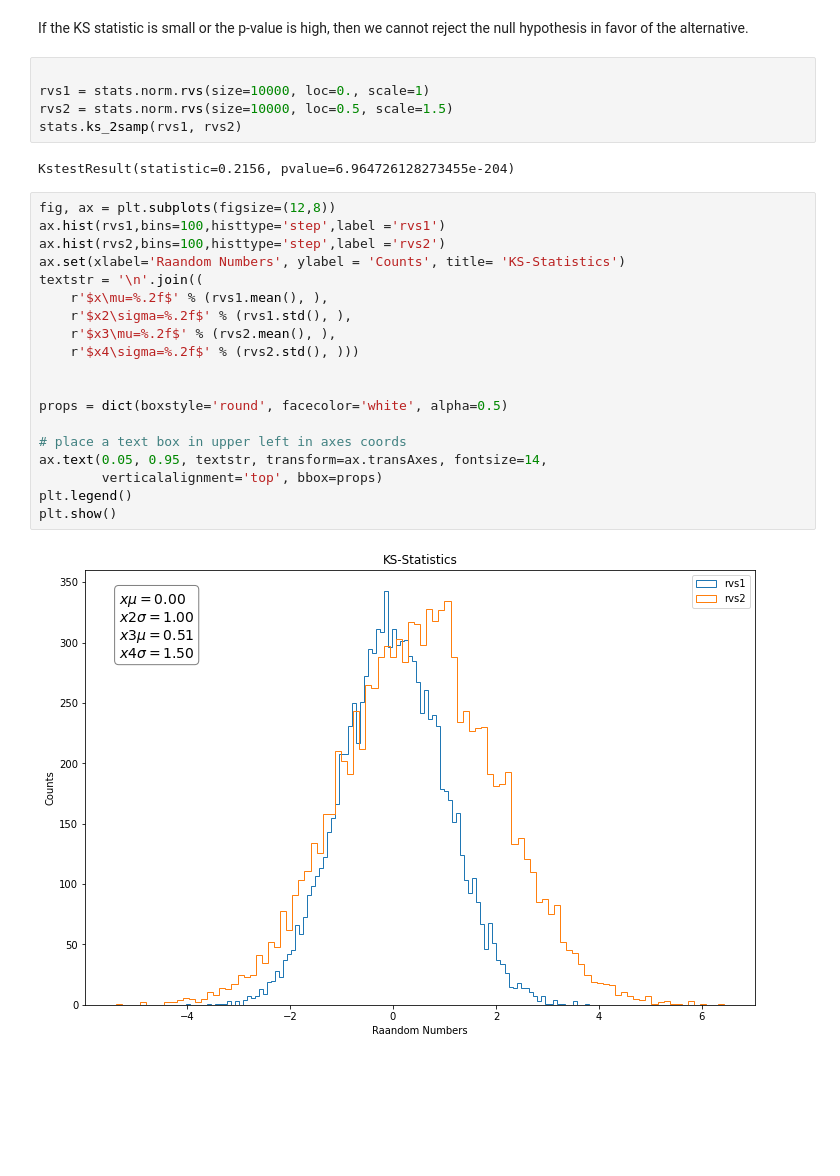
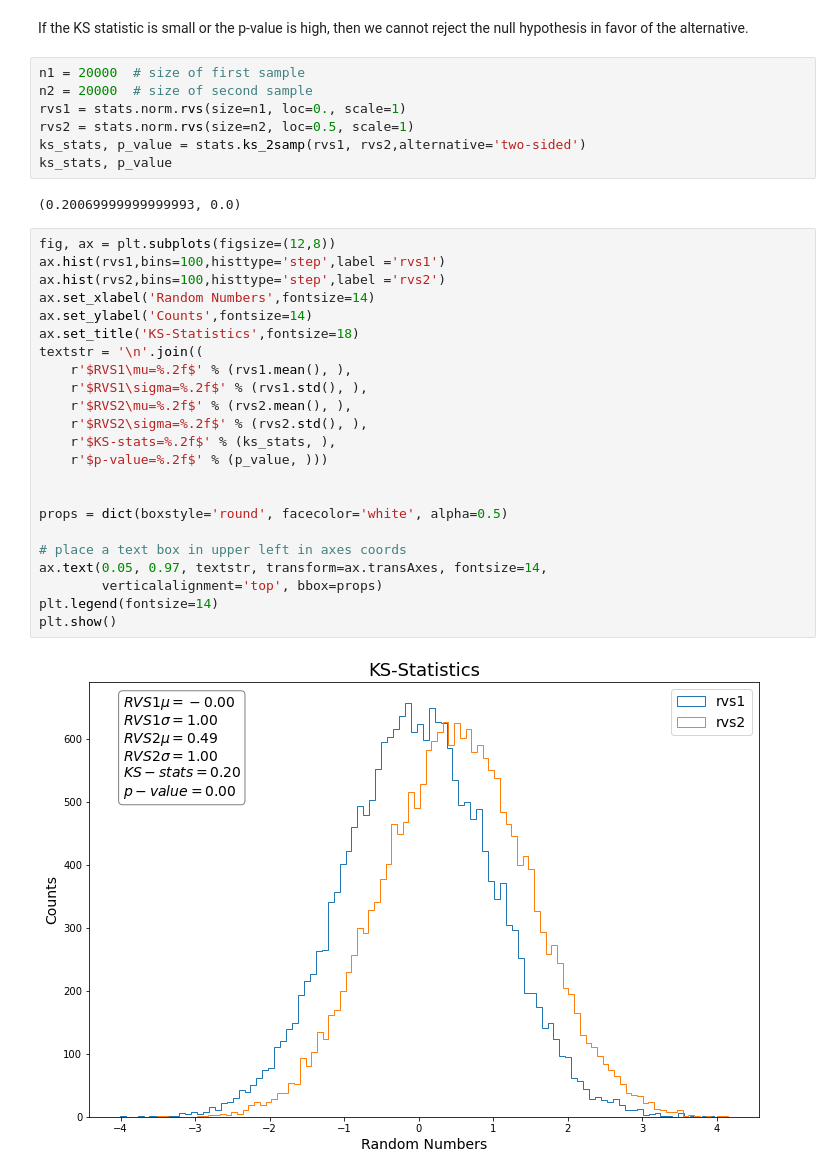
Before and after one commit to almazav/AppStats, a Jupyter notebook: Hypotesis Testing .ipynb, the cells around one changed output. Drawn from its saved outputs; the diff is of its cells as text; blank space fills up the shorter version.

```diff
--- a/Hypotesis Testing .ipynb
+++ b/Hypotesis Testing .ipynb
@@ -75,30 +76,36 @@ greater: The null hypothesis is that F(x) <= G(x) for all x; the alternative is
 # %% [markdown]
 If the KS statistic is small or the p-value is high, then we cannot reject the null hypothesis in favor of the alternative.
 # %%
-
-rvs1 = stats.norm.rvs(size=10000, loc=0., scale=1)
-rvs2 = stats.norm.rvs(size=10000, loc=0.5, scale=1.5)
-stats.ks_2samp(rvs1, rvs2)
+n1 = 20000  # size of first sample
+n2 = 20000  # size of second sample
+rvs1 = stats.norm.rvs(size=n1, loc=0., scale=1)
+rvs2 = stats.norm.rvs(size=n2, loc=0.5, scale=1)
+ks_stats, p_value = stats.ks_2samp(rvs1, rvs2,alternative='two-sided')
+ks_stats, p_value
 # %% [output]
-KstestResult(statistic=0.2156, pvalue=6.964726128273455e-204)
+(0.20069999999999993, 0.0)
 # %%
 fig, ax = plt.subplots(figsize=(12,8))
 ax.hist(rvs1,bins=100,histtype='step',label ='rvs1')
 ax.hist(rvs2,bins=100,histtype='step',label ='rvs2')
-ax.set(xlabel='Raandom Numbers', ylabel = 'Counts', title= 'KS-Statistics')
+ax.set_xlabel('Random Numbers',fontsize=14)
+ax.set_ylabel('Counts',fontsize=14)
+ax.set_title('KS-Statistics',fontsize=18)
 textstr = '\n'.join((
-    r'$x\mu=%.2f$' % (rvs1.mean(), ),
-    r'$x2\sigma=%.2f$' % (rvs1.std(), ),
-    r'$x3\mu=%.2f$' % (rvs2.mean(), ),
-    r'$x4\sigma=%.2f$' % (rvs2.std(), )))
+    r'$RVS1\mu=%.2f$' % (rvs1.mean(), ),
+    r'$RVS1\sigma=%.2f$' % (rvs1.std(), ),
+    r'$RVS2\mu=%.2f$' % (rvs2.mean(), ),
+    r'$RVS2\sigma=%.2f$' % (rvs2.std(), ),
+    r'$KS-stats=%.2f$' % (ks_stats, ),
+    r'$p-value=%.2f$' % (p_value, )))
 
 
 props = dict(boxstyle='round', facecolor='white', alpha=0.5)
 
 # place a text box in upper left in axes coords
-ax.text(0.05, 0.95, textstr, transform=ax.transAxes, fontsize=14,
+ax.text(0.05, 0.97, textstr, transform=ax.transAxes, fontsize=14,
         verticalalignment='top', bbox=props)
-plt.legend()
+plt.legend(fontsize=14)
 plt.show()
 # %% [output]
-[figure, old version]
+[figure, new version]
```
Also changed, not shown: parts of 11 cells of this notebook, 3 other files.
